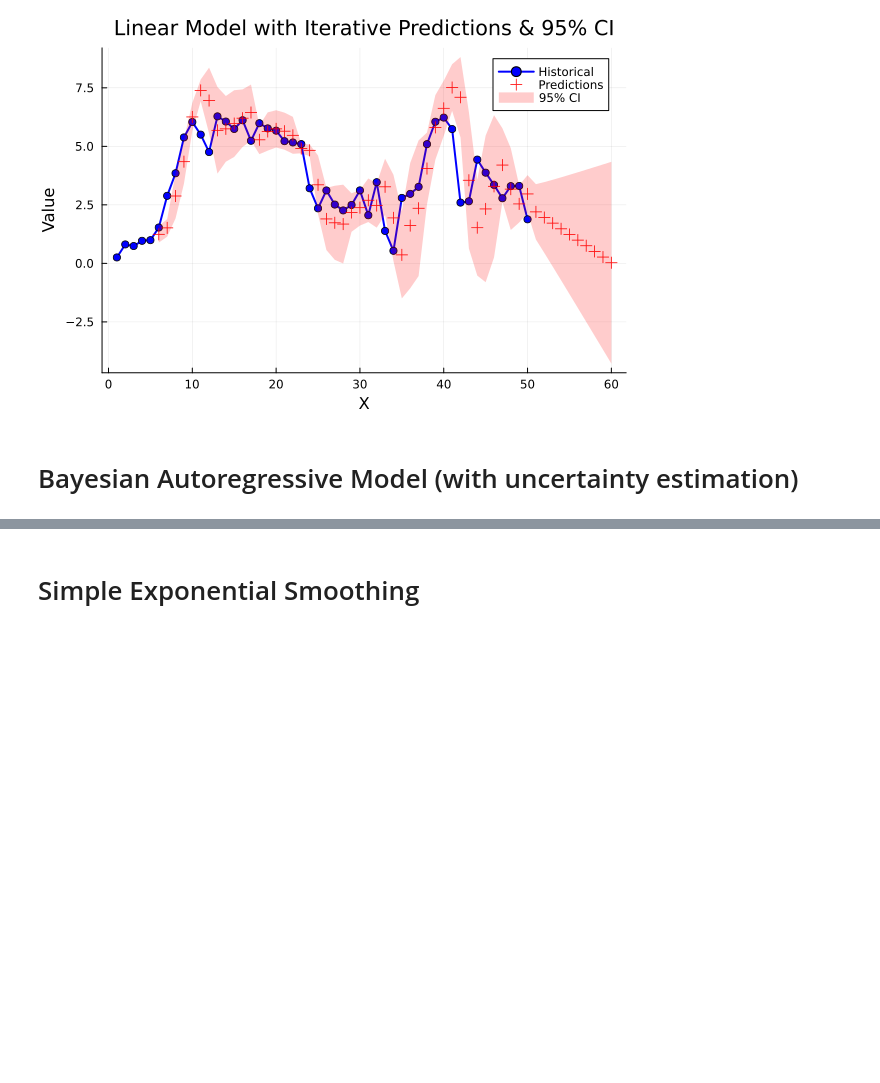
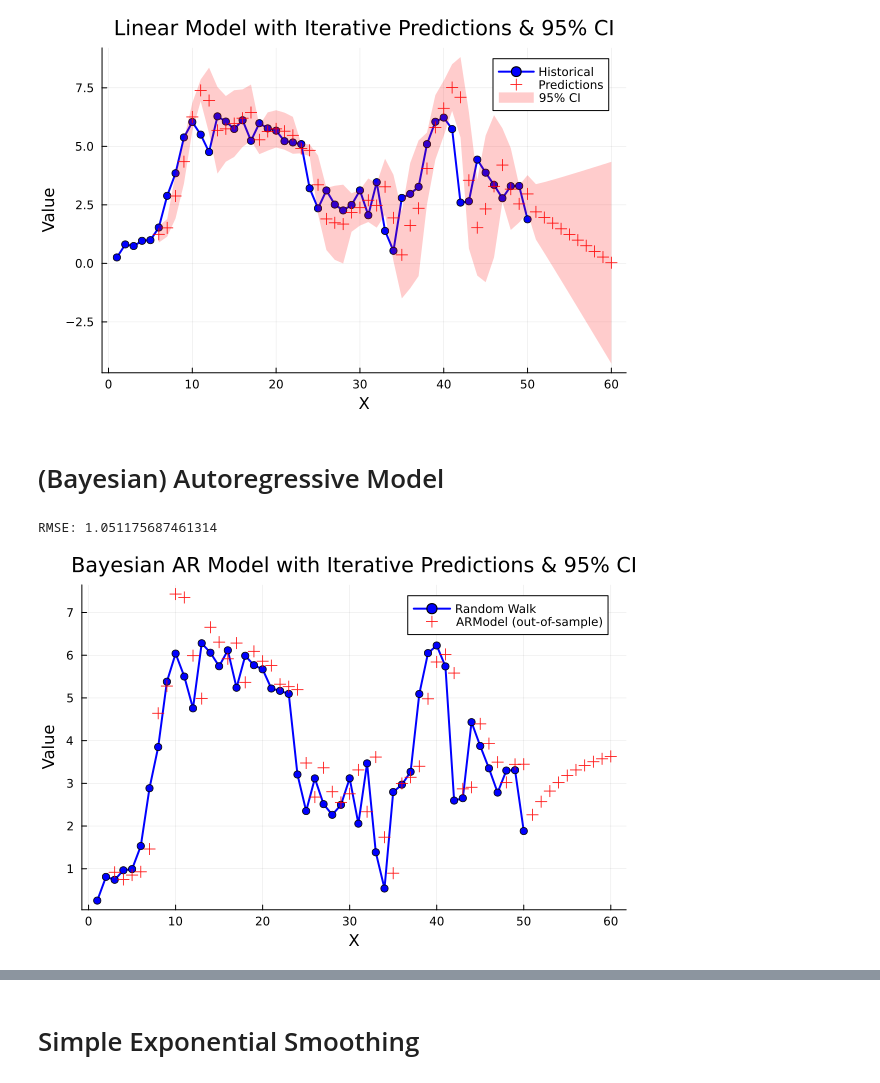
Before and after one commit to YannickGibson/TimeSeriesKit.jl, a Jupyter notebook: examples/models.ipynb, the cells around one changed output, grey strips where cells are left out. Drawn from its saved outputs; the diff is of its cells as text; code cells hidden in the pictures; blank space fills up the shorter version.

```diff
--- a/examples/models.ipynb
+++ b/examples/models.ipynb
@@ -75,7 +75,17 @@ plot_timeseries(ts, predictions, confidence_level=0.95, title="Linear Model with
 Dict{Symbol, Any}(:intercept => 3.5814938023520466, :slope => 0.002980843235063638, :intercept_variance => 0.27283441498780886, :slope_variance => 0.00031780362840746524, :covariance => -0.00810399252 ...
 [figure]
 # %% [markdown]
-# Bayesian Autoregressive Model (with uncertainty estimation)
+# (Bayesian) Autoregressive Model
+# %%
+ar = ARModel(p=1)
+fit(ar, ts)
+
+predictions_bayesian = iterative_predict(ar, ts, 10, return_uncertainty=false, use_predictions=true)
+println("RMSE: $(rmse(ts, predictions_bayesian))")
+plot_timeseries(ts, predictions_bayesian, confidence_level=0.95, title="Bayesian AR Model with Iterative Predictions & 95% CI")
+# %% [output]
+RMSE: 1.051175687461314
+[figure, added]
 # %%
 bar = BayesianARModel(p=1)
 fit(bar, ts)
```
Also changed, not shown: parts of 5 cells of this notebook, 4 other files.
